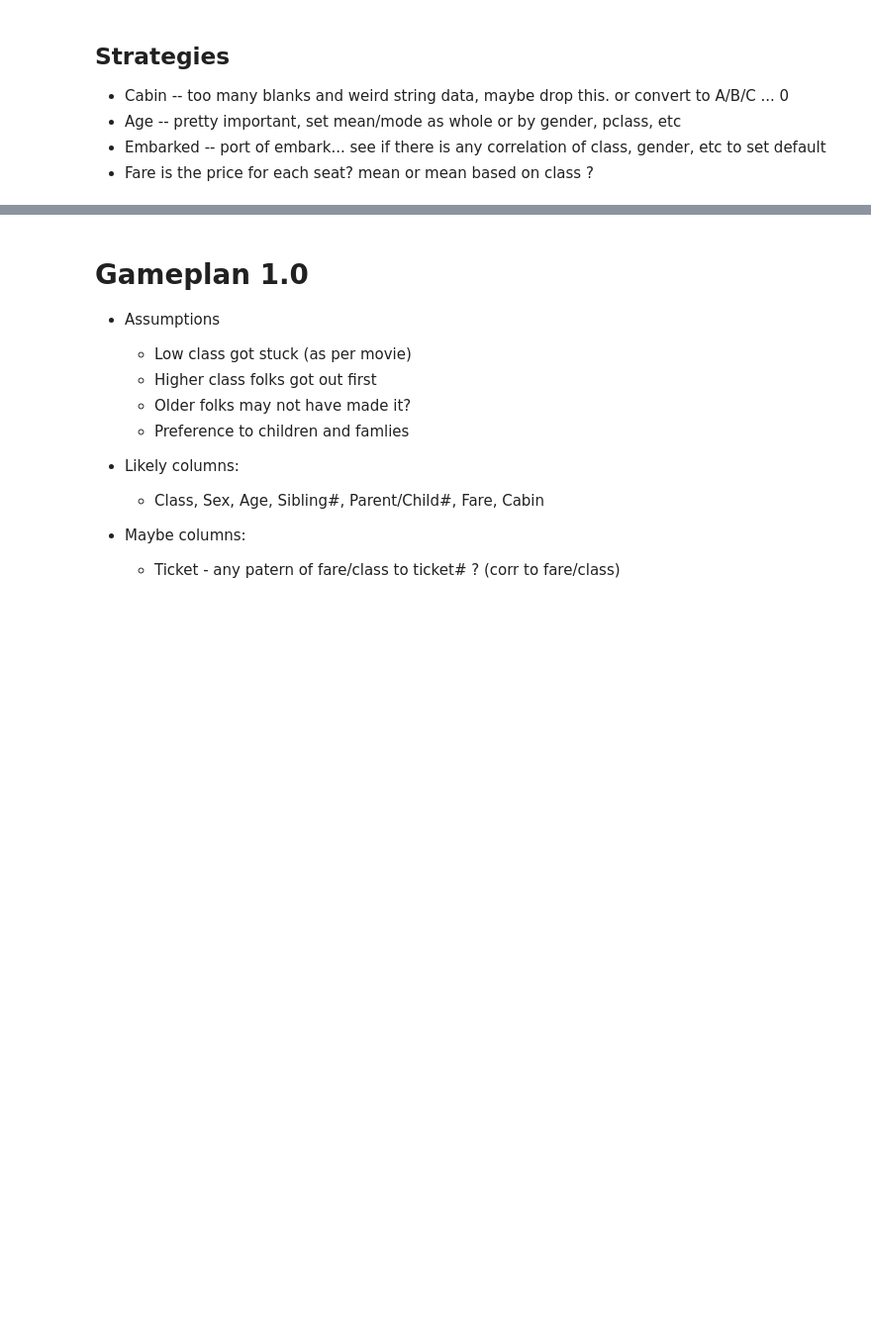
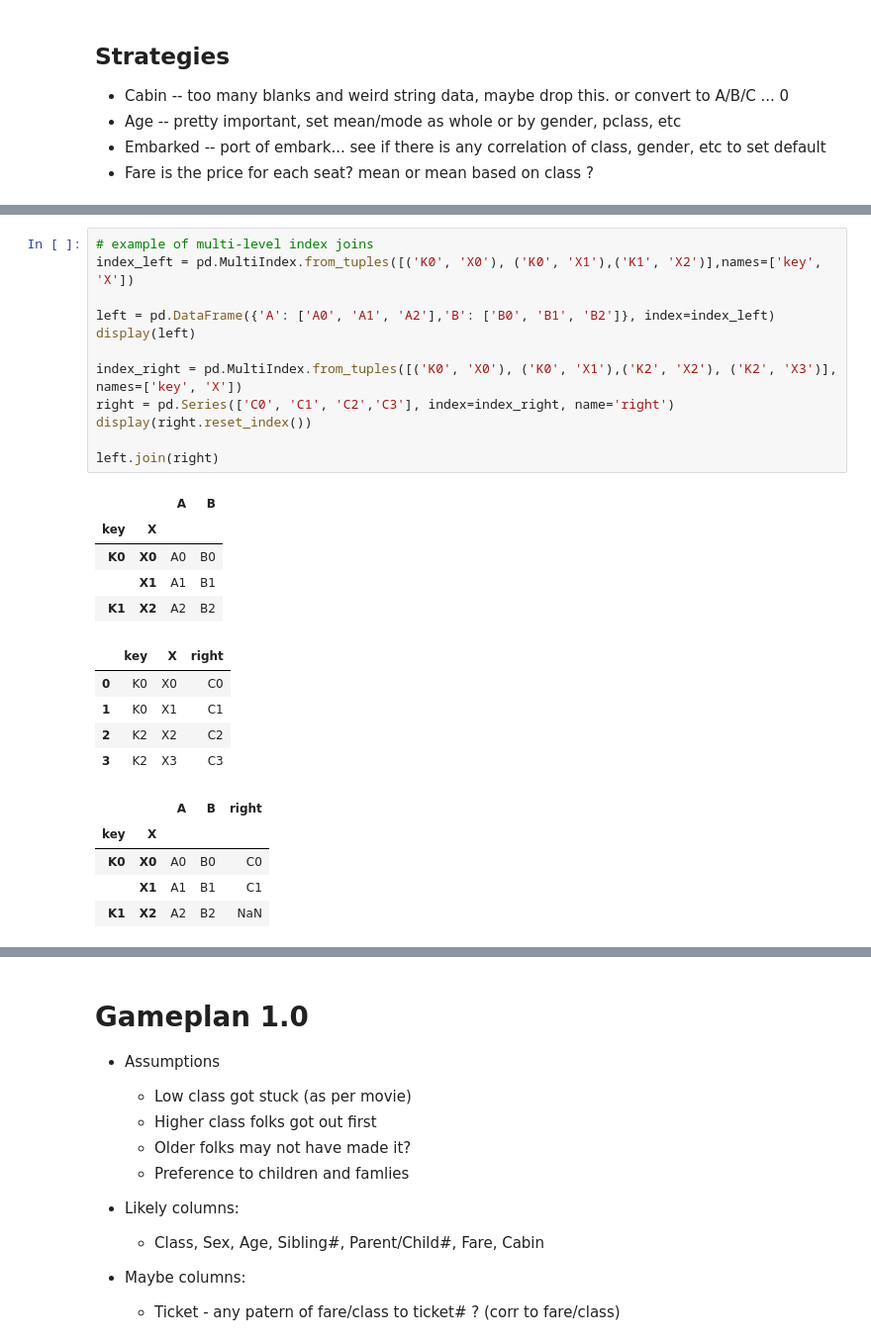
Before and after one commit to dougfoo/kedro, a Jupyter notebook: titanic/notebooks/Titanic-View.ipynb, the cells around one changed output, grey strips where cells are left out. Shown at 99% size. Cells and saved outputs as stored; diff of their text form; blank space fills up the shorter version.

```diff
--- a/titanic/notebooks/Titanic-View.ipynb
+++ b/titanic/notebooks/Titanic-View.ipynb
@@ -128,2 +130,30 @@ df_all.tail()
+# %%
+# example of multi-level index joins
+index_left = pd.MultiIndex.from_tuples([('K0', 'X0'), ('K0', 'X1'),('K1', 'X2')],names=['key', 'X'])
+
+left = pd.DataFrame({'A': ['A0', 'A1', 'A2'],'B': ['B0', 'B1', 'B2']}, index=index_left)
+display(left)
+
+index_right = pd.MultiIndex.from_tuples([('K0', 'X0'), ('K0', 'X1'),('K2', 'X2'), ('K2', 'X3')], names=['key', 'X'])
+right = pd.Series(['C0', 'C1', 'C2','C3'], index=index_right, name='right')
+display(right.reset_index())
+
+left.join(right)
+# %% [output]
+|  |  | A | B |
+| key | X |  |  |
+| K0 | X0 | A0 | B0 |
+|  | X1 | A1 | B1 |
+| K1 | X2 | A2 | B2 |
+|  | key | X | right |
+| 0 | K0 | X0 | C0 |
+| 1 | K0 | X1 | C1 |
+| 2 | K2 | X2 | C2 |
+| 3 | K2 | X3 | C3 |
+|  |  | A | B | right |
+| key | X |  |  |  |
+| K0 | X0 | A0 | B0 | C0 |
+|  | X1 | A1 | B1 | C1 |
+| K1 | X2 | A2 | B2 | NaN |
 # %%
 # Port Embarked -> match to most frequent match by class,sex and port of others ?
```
Also changed, not shown: parts of 8 cells of this notebook, 1 other file.
